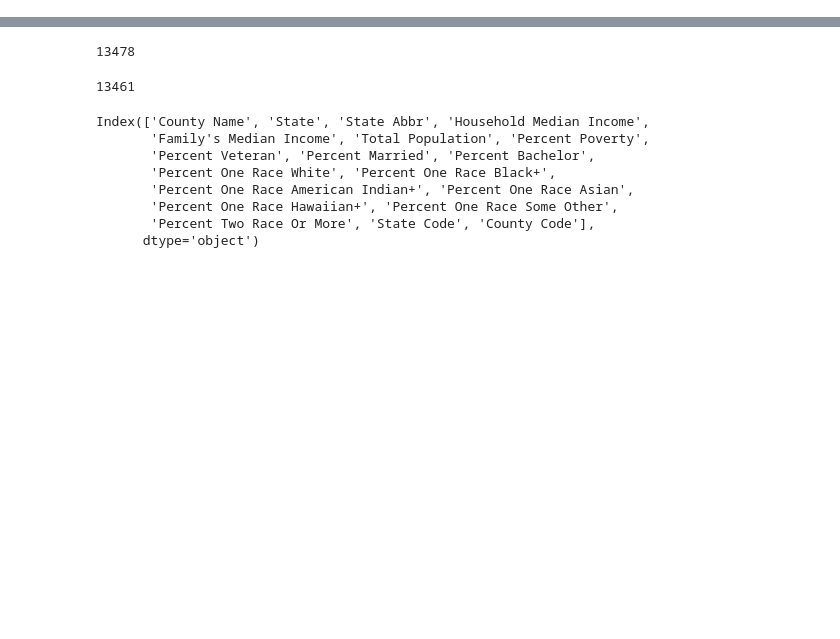
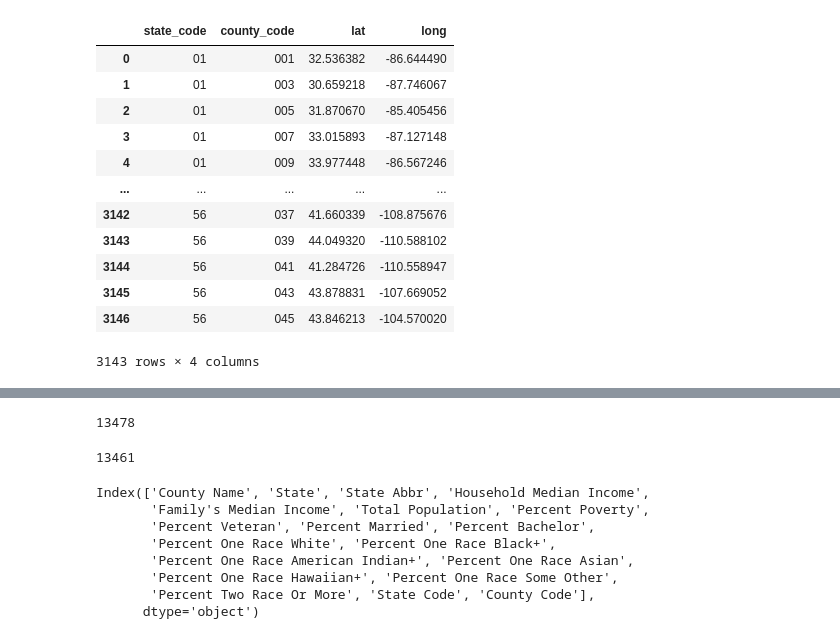
Before and after one commit to fisher1916/healthcare-disparities, a Jupyter notebook: ETL/load_data.ipynb, the cells around one changed output, grey strips where cells are left out. Saved outputs shown, nothing was run; the diff lists cells and outputs as text; code cells hidden in the pictures; blank space fills up the shorter version.

Commit message:
added lat long data to db

```diff
--- a/ETL/load_data.ipynb
+++ b/ETL/load_data.ipynb
@@ -74,3 +96,34 @@ CREATE TABLE IF NOT EXISTS cms (
 # Read in target dataframes
 census_df = pd.read_csv("../ETL/ETL-Results/census_data.csv", dtype=str)
 cms_df = pd.read_csv("../ETL/ETL-Results/four_mort_measures.csv", dtype=str)
+fips_lat_long = pd.read_csv("../ETL/ETL-Results/lat_long.csv", dtype = {'fips': 'str'})
+# %%
+# Shape the fips_lat_log
+fips_lat_long['state_code']=fips_lat_long['fips'].str.slice(stop=2)
+fips_lat_long['county_code']=fips_lat_long['fips'].str.slice(start=2)
+# %%
+fips_lat_long = fips_lat_long.rename(
+        columns={
+            "clon10": "long",
+            "clat10": "lat"
+        }
+)
+# %%
+fips_lat_long = fips_lat_long[['state_code','county_code','lat','long']]
+fips_lat_long = fips_lat_long[~fips_lat_long.isna().any(axis=1)]
+# %%
+fips_lat_long
+# %% [output]
+|  | state_code | county_code | lat | long |
+| 0 | 01 | 001 | 32.536382 | -86.644490 |
+| 1 | 01 | 003 | 30.659218 | -87.746067 |
+| 2 | 01 | 005 | 31.870670 | -85.405456 |
+| 3 | 01 | 007 | 33.015893 | -87.127148 |
+| 4 | 01 | 009 | 33.977448 | -86.567246 |
+| ... | ... | ... | ... | ... |
+| 3142 | 56 | 037 | 41.660339 | -108.875676 |
+| 3143 | 56 | 039 | 44.049320 | -110.588102 |
+| 3144 | 56 | 041 | 41.284726 | -110.558947 |
+| 3145 | 56 | 043 | 43.878831 | -107.669052 |
+| 3146 | 56 | 045 | 43.846213 | -104.570020 |
+3143 rows × 4 columns
```
Also changed, not shown: parts of 6 cells of this notebook, 1 other file.
